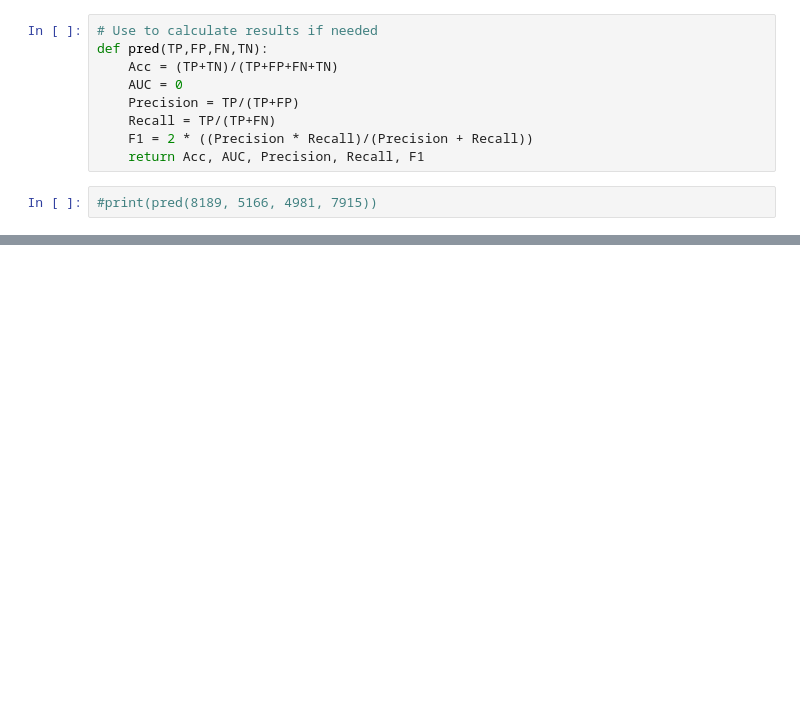
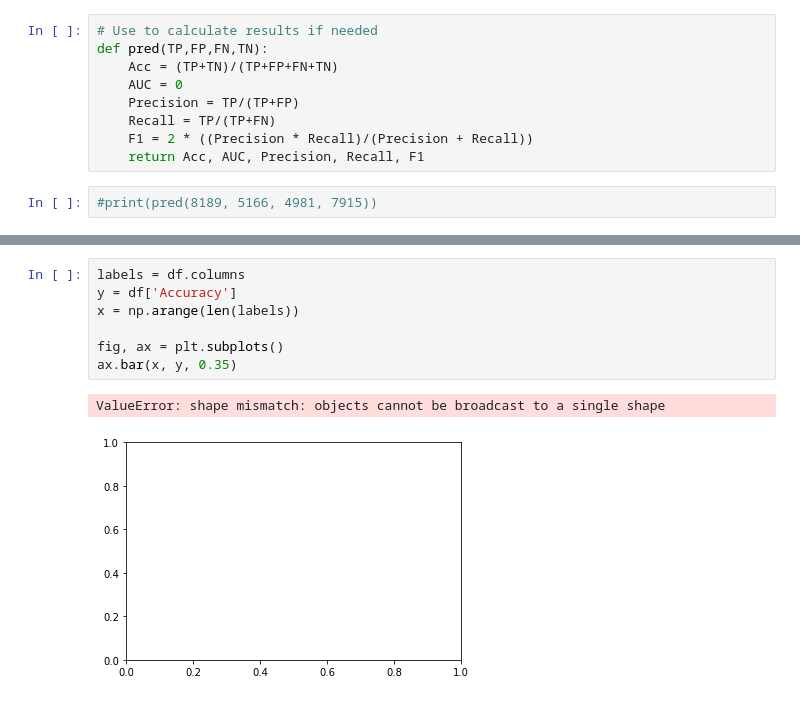
Before and after one commit to wamaithagitaka/CMPT491Group5, a Jupyter notebook: NCAA_Results.ipynb, the cells around one changed output, grey strips where cells are left out. Saved outputs shown, nothing was run; the diff lists cells and outputs as text; blank space fills up the shorter version.

```diff
--- a/NCAA_Results.ipynb
+++ b/NCAA_Results.ipynb
@@ -46,0 +112,10 @@ def pred(TP,FP,FN,TN):
+# %%
+labels = df.columns
+y = df['Accuracy']
+x = np.arange(len(labels))
+
+fig, ax = plt.subplots()
+ax.bar(x, y, 0.35)
+# %% [output]
+ValueError: shape mismatch: objects cannot be broadcast to a single shape
+[figure, added]
```
Also changed, not shown: parts of 5 cells of this notebook.
